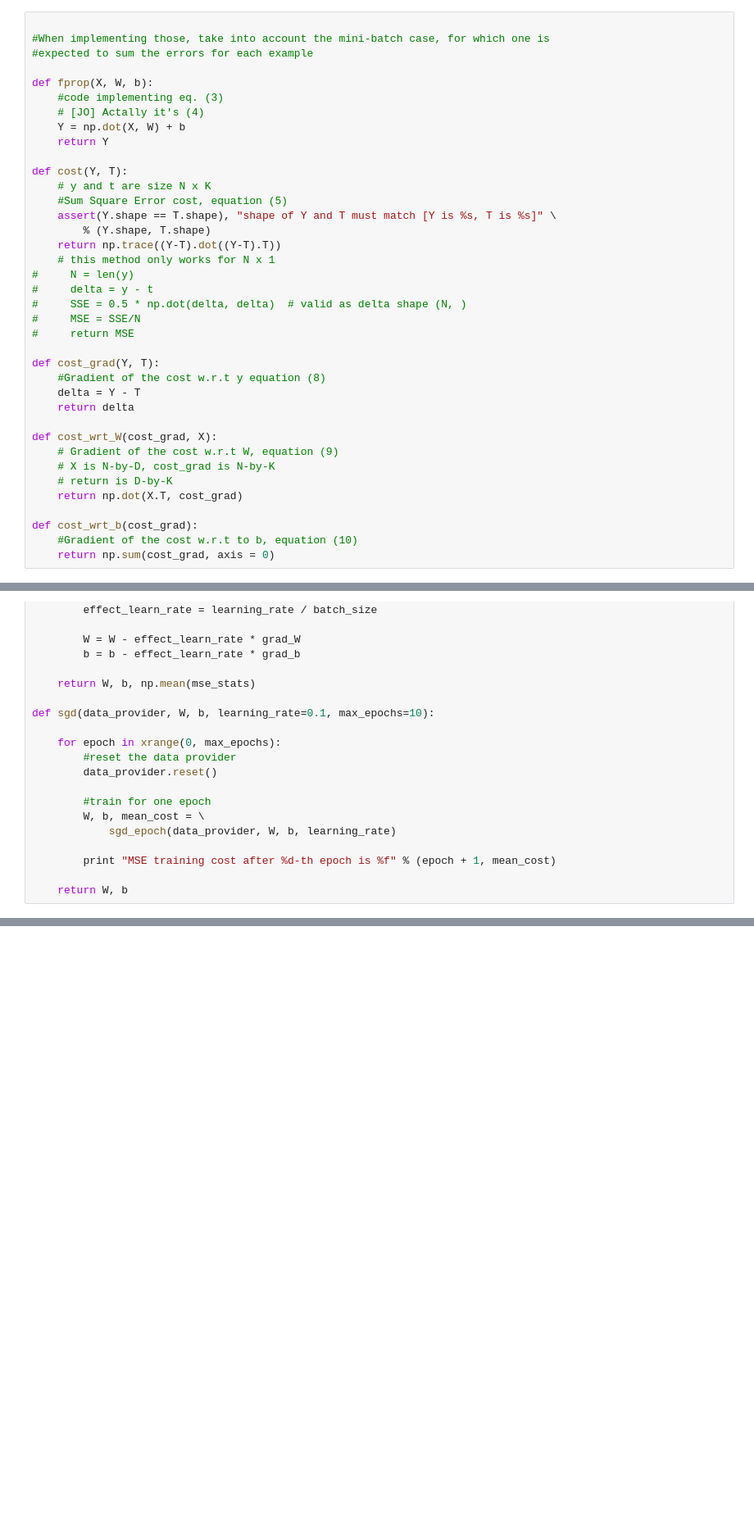
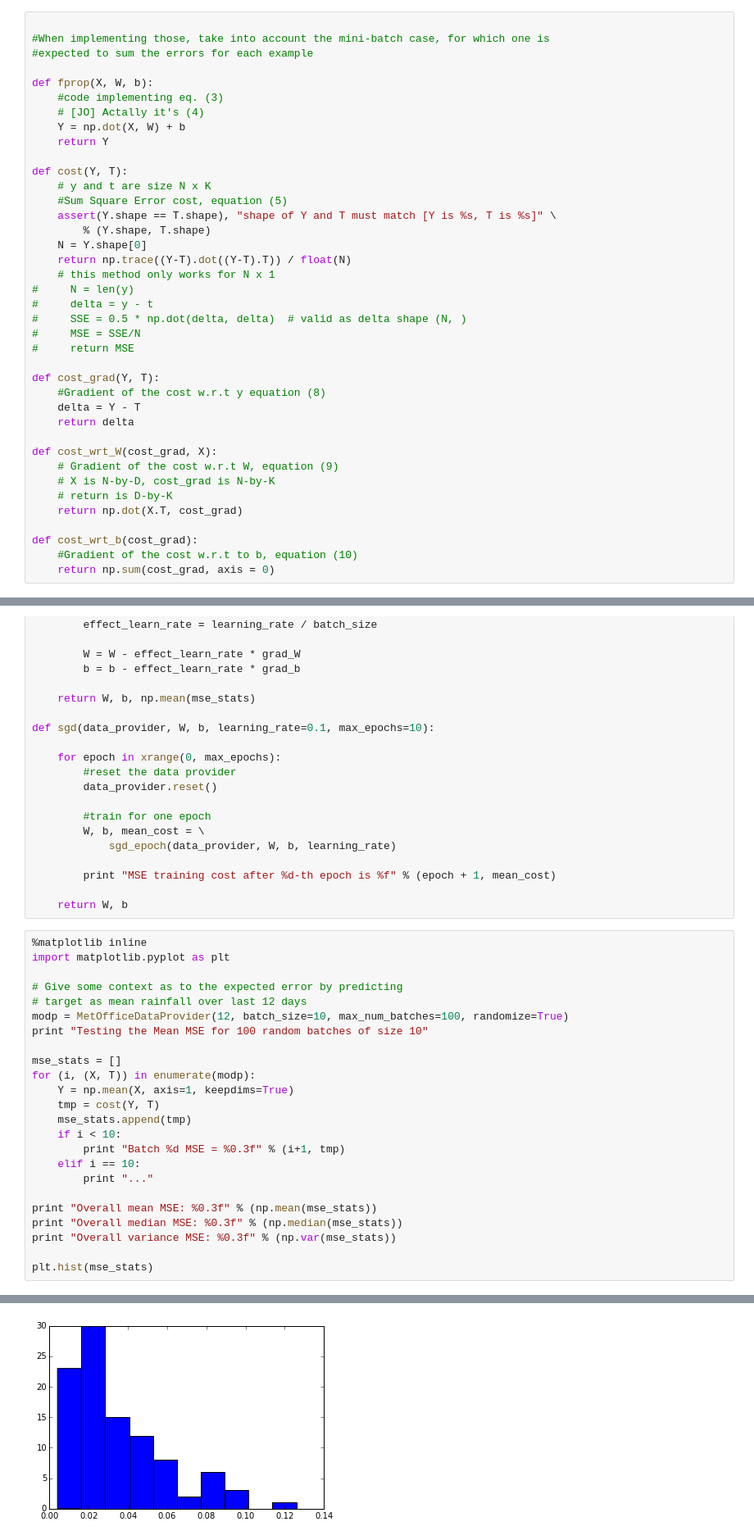
Before and after one commit to kungfujam/mlpractical, a Jupyter notebook: 01_Linear_Models.ipynb, the cells around one changed output, grey strips where cells are left out. Shown at 82% size. Cells and saved outputs as stored; diff of their text form; blank space fills up the shorter version.

Commit message:
Exercise 1 stable
All complete bar the last question which converts the Met Office
data to binary and implements sigmoid function etc. Not started.

```diff
--- a/01_Linear_Models.ipynb
+++ b/01_Linear_Models.ipynb
@@ -406,7 +409,8 @@ def cost(Y, T):
     #Sum Square Error cost, equation (5)
     assert(Y.shape == T.shape), "shape of Y and T must match [Y is %s, T is %s]" \
         % (Y.shape, T.shape)
-    return np.trace((Y-T).dot((Y-T).T))
+    N = Y.shape[0]
+    return np.trace((Y-T).dot((Y-T).T)) / float(N)
     # this method only works for N x 1
 #     N = len(y)
 #     delta = y - t
@@ -473,3 +477,28 @@ def sgd(data_provider, W, b, learning_rate=0.1, max_epochs=10):
         print "MSE training cost after %d-th epoch is %f" % (epoch + 1, mean_cost)
 
     return W, b
+# %%
+%matplotlib inline
+import matplotlib.pyplot as plt
+
+# Give some context as to the expected error by predicting
+# target as mean rainfall over last 12 days
+modp = MetOfficeDataProvider(12, batch_size=10, max_num_batches=100, randomize=True)
+print "Testing the Mean MSE for 100 random batches of size 10"
+
+mse_stats = []
+for (i, (X, T)) in enumerate(modp):
+    Y = np.mean(X, axis=1, keepdims=True)
+    tmp = cost(Y, T)
+    mse_stats.append(tmp)
+    if i < 10:
+        print "Batch %d MSE = %0.3f" % (i+1, tmp)
+    elif i == 10:
+        print "..."
+
+print "Overall mean MSE: %0.3f" % (np.mean(mse_stats))
+print "Overall median MSE: %0.3f" % (np.median(mse_stats))
+print "Overall variance MSE: %0.3f" % (np.var(mse_stats))
+
+plt.hist(mse_stats)
+# %% [output]
@@ -476,3 +524,4 @@ def sgd(data_provider, W, b, learning_rate=0.1, max_epochs=10):
+[figure, added]
 # %%
 
 #some hyper-parameters
```
Also changed, not shown: parts of 8 cells of this notebook.
